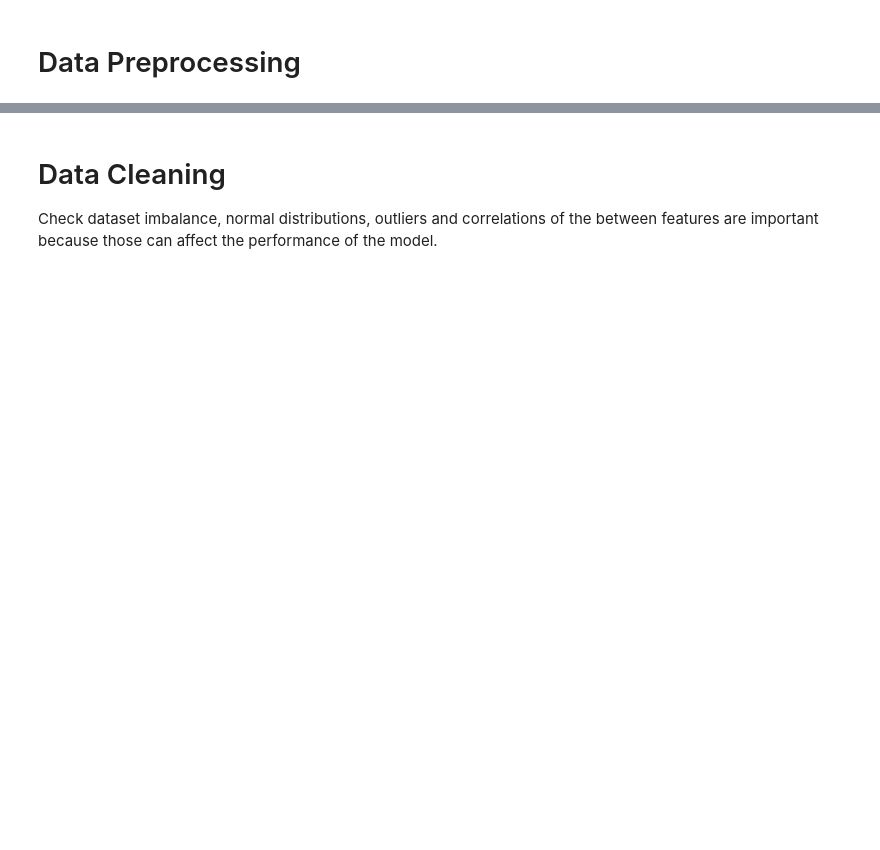
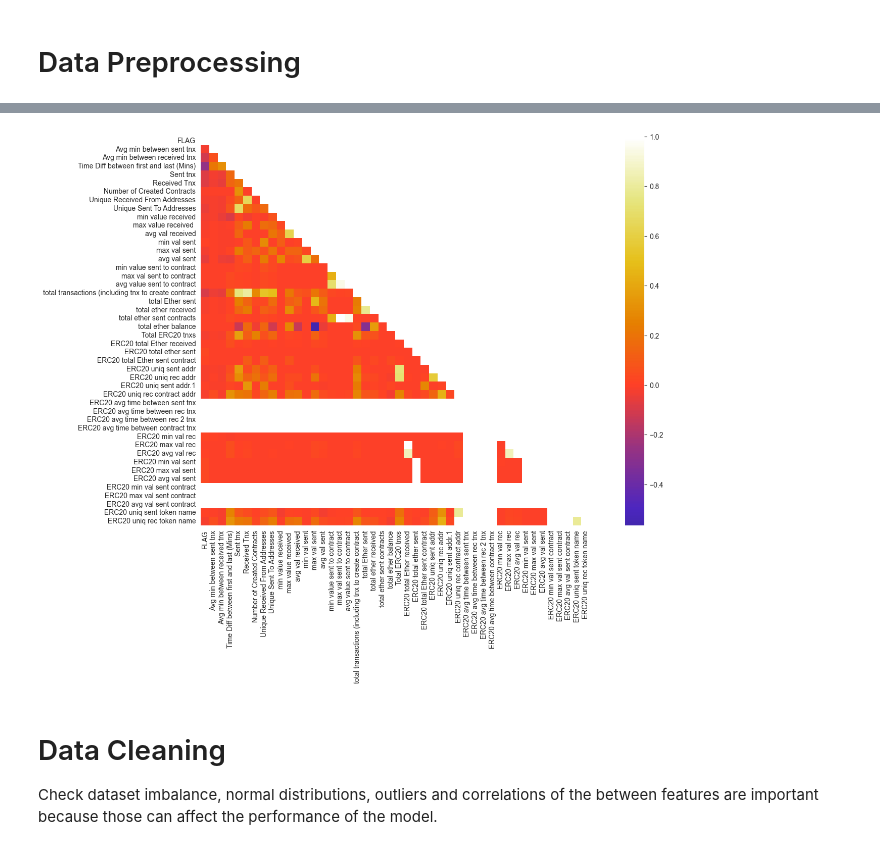
Before and after one commit to tkh-apu-master/capstone-project, a Jupyter notebook: model.ipynb, the cells around one changed output, grey strips where cells are left out. Drawn from its saved outputs; the diff is of its cells as text; code cells hidden in the pictures; blank space fills up the shorter version.

```diff
--- a/model.ipynb
+++ b/model.ipynb
@@ -135,12 +211,14 @@ plt.show()
 # %%
 # Correlation matrix
-corr = df.corr(numeric_only=True)
+corr = df.corr()
 
 mask = np.zeros_like(corr)
 mask[np.triu_indices_from(mask)]=True
 with sns.axes_style('white'):
     fig, ax = plt.subplots(figsize=(18,10))
     sns.heatmap(corr,  mask=mask, annot=False, cmap='CMRmap', center=0, square=True)
+# %% [output]
+[figure, added]
 # %% [markdown]
 # Data Cleaning
 
```
Also changed, not shown: parts of 38 cells of this notebook, 1 other file.
